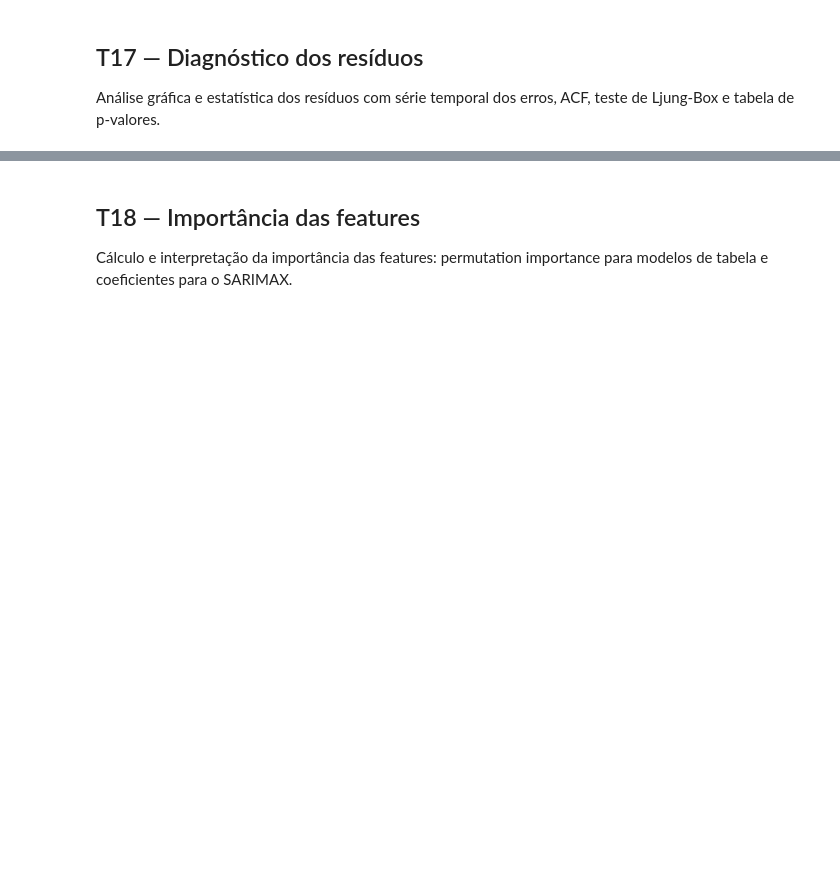
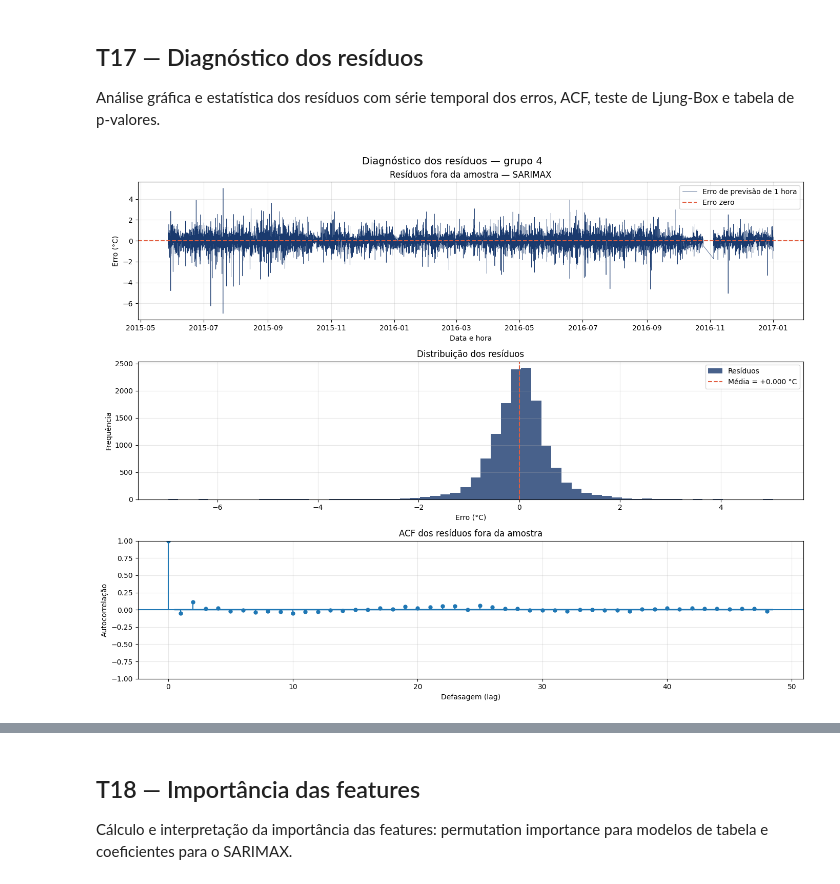
Before and after one commit to Kogake7/ProjetoFinal-SeriesTemporais, a Jupyter notebook: grupo4/sarimax-4.ipynb, the cells around one changed output, grey strips where cells are left out. Cells and saved outputs as stored; diff of their text form; code cells hidden in the pictures; blank space fills up the shorter version.

```diff
--- a/grupo4/sarimax-4.ipynb
+++ b/grupo4/sarimax-4.ipynb
@@ -207,4 +429,5 @@ Implementação do protocolo walk-forward com janelas, origens de teste fixas e
 # %%
+# T08 — features causais, máscara de elegibilidade e divisão temporal
 def construir_features_temporais(
     dados, alvo, *, lags_alvo, lags_exogenas, janelas_moveis
 ):
@@ -232,22 +455,23 @@ def construir_features_temporais(
     return pd.concat([dados[alvo].rename("target"), features], axis=1).dropna()
 
 
-# T08 — exógenas observadas em t-1 e calendário conhecido antecipadamente.
+# Exógenas do SARIMAX: observadas em t-1 e calendário conhecido antecipadamente.
 features = pd.DataFrame(index=df.index)
 for coluna in EXOG_COLUMNS:
-    features[f"{coluna}_lag1"] = df[coluna].shift(EXOG_LAG)
+    features[f"{coluna}_lag{EXOG_LAG}"] = df[coluna].shift(EXOG_LAG)
 features["hora_sin"] = np.sin(2 * np.pi * df.index.hour / 24)
 features["hora_cos"] = np.cos(2 * np.pi * df.index.hour / 24)
 features["dia_ano_sin"] = np.sin(2 * np.pi * df.index.dayofyear / 365.25)
 features["dia_ano_cos"] = np.cos(2 * np.pi * df.index.dayofyear / 365.25)
 
-# A máscara abaixo mantém os mesmos timestamps avaliados na MLP e na RF.
+# Mesma máscara de timestamps avaliada na Random Forest e na MLP.
 elegibilidade = construir_features_temporais(
     df, TARGET_COLUMN,
     lags_alvo=[1, 2, 3, 6, 12, 24, 48, 168],
     lags_exogenas={coluna: [1, 24] for coluna in MODEL_EXOG_COLUMNS},
     janelas_moveis=[6, 24, 168],
 ).index
+
 model_data = pd.concat([df[TARGET_COLUMN].rename("target"), features], axis=1).dropna()
 model_data = model_data.loc[model_data.index.intersection(elegibilidade)]
 
@@ -258,5 +482,14 @@ if train.empty or test.empty or train.index.max() >= test.index.min():
 y_train, y_test = train["target"], test["target"]
 X_train, X_test = train.drop(columns="target"), test.drop(columns="target")
 
-print(f"Treino: {len(train):,} | teste: {len(test):,} | horizonte: {HORIZON} hora")
+if len(y_train) <= JANELA_SELECAO + VALIDATION_HOURS:
+    raise ValueError("Treino curto demais para JANELA_SELECAO + VALIDATION_HOURS.")
+
+print(f"Treino: {len(train):,} ({len(train) / len(model_data):.1%}) | "
+      f"teste: {len(test):,} ({len(test) / len(model_data):.1%})")
 print(f"Corte comum: {FIM_TREINO} -> {INICIO_TESTE}")
+print(f"Horizonte: {HORIZON} hora | defasagem das exógenas: {EXOG_LAG} hora")
+print(f"Exógenas ({X_train.shape[1]}): {list(X_train.columns)}")
+print(f"Origens de previsão no teste: {len(y_test):,} (uma por hora)")
+print(f"Horas descartadas pela máscara de elegibilidade: "
+      f"{len(df) - len(model_data):,}")
@@ -395,38 +1070,56 @@ display(metricas.round(4))
 
 Análise gráfica e estatística dos resíduos com série temporal dos erros, ACF, teste de Ljung-Box e tabela de p-valores.
 # %%
-# Diagnóstico dos resíduos fora da amostra
-residuos_teste = pd.Series(erros, index=y_test.index, name="residuo")
-fig, axes = plt.subplots(2, 1, figsize=(14, 7), sharex=False)
-axes[0].plot(
-    residuos_teste.index,
-    residuos_teste,
-    color="#1a3a6e",
-    label="Erro de previsão",
-)
+# T17 — diagnóstico dos resíduos fora da amostra
+residuos_teste = wf.set_index("data")["residuo"]
+fig, axes = plt.subplots(3, 1, figsize=(14, 11))
+axes[0].plot(residuos_teste.index, residuos_teste.to_numpy(), color="#1a3a6e",
+             linewidth=0.5, label="Erro de previsão de 1 hora")
 axes[0].axhline(0, color="#e25c3e", linestyle="--", label="Erro zero")
 axes[0].set_title("Resíduos fora da amostra — SARIMAX")
+axes[0].set_xlabel("Data e hora")
 axes[0].set_ylabel("Erro (°C)")
-axes[0].set_xlabel("Data e hora")
 axes[0].legend(loc="upper right")
 axes[0].grid(True, alpha=0.3)
 
-plot_acf(
-    residuos_teste,
-    lags=48,
-    ax=axes[1],
-    title="ACF dos resíduos fora da amostra",
-)
-axes[1].set_xlabel("Defasagem (lag)")
-axes[1].set_ylabel("Autocorrelação")
-axes[1].legend(["Resíduos do teste"], loc="upper right")
+axes[1].hist(residuos_teste.to_numpy(), bins=60, alpha=0.8, color="#1a3a6e",
+             label="Resíduos")
+axes[1].axvline(residuos_teste.mean(), color="#e25c3e", linestyle="--",
+                label=f"Média = {residuos_teste.mean():+.3f} °C")
+axes[1].set_title("Distribuição dos resíduos")
+axes[1].set_xlabel("Erro (°C)")
+axes[1].set_ylabel("Frequência")
+axes[1].legend(loc="upper right")
 axes[1].grid(True, alpha=0.3)
+
+plot_acf(residuos_teste, lags=48, ax=axes[2],
+         title="ACF dos resíduos fora da amostra")
+axes[2].set_xlabel("Defasagem (lag)")
+axes[2].set_ylabel("Autocorrelação")
+axes[2].grid(True, alpha=0.3)
 
 fig.suptitle("Diagnóstico dos resíduos — grupo 4", fontsize=14)
 plt.tight_layout()
 plt.show()
+
 analise_residuos_teste = analisar_componente_residual(
     type("Decomposicao", (), {"resid": residuos_teste})(), lags=24
 )
-display(analise_residuos_teste["autocorrelacao_residual"])
-print(f"Viés médio: {residuos_teste.mean():.4f}")
+ljung_box = analise_residuos_teste["autocorrelacao_residual"]
+display(ljung_box)
+print(f"Viés médio: {residuos_teste.mean():+.4f} °C | "
+      f"desvio-padrão: {residuos_teste.std():.4f} °C")
+print("O resíduo é real menos previsto: ME < 0 indica superestimação média, "
+      "ME > 0 indica subestimação média.")
+if (ljung_box["lb_pvalue"] < 0.05).any():
+    print("Ljung-Box: há autocorrelação residual (p < 0,05). Com horizonte de um "
+          "passo os resíduos deveriam ser ruído branco, então a rejeição indica "
+          "estrutura temporal que a ordem escolhida não capturou. Vale ler junto "
+          "com a ACF: autocorrelação em lags múltiplos de 24 aponta sazonalidade "
+          "diária residual.")
+else:
+    print("Ljung-Box: não houve rejeição de ruído branco nos lags avaliados, "
+          "o que é o esperado para previsão de um passo bem especificada.")
+ljung_box.to_csv(SAIDA / "ljung_box_sarimax_grupo4.csv")
+# %% [output]
+[figure, added]
```
Also changed, not shown: parts of 20 cells of this notebook.
